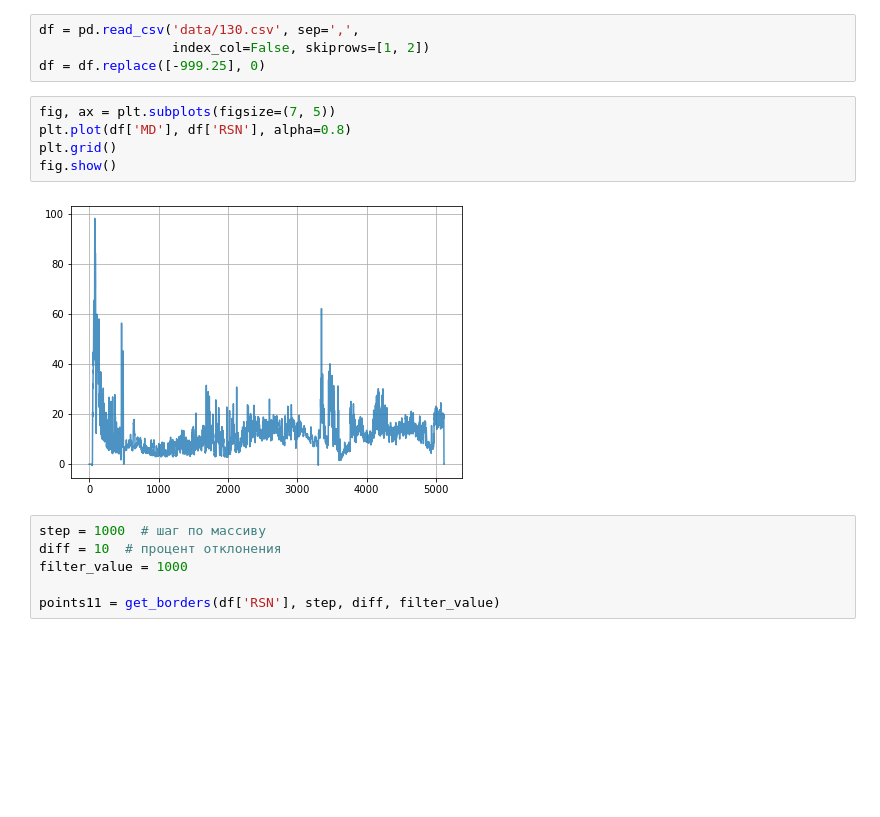
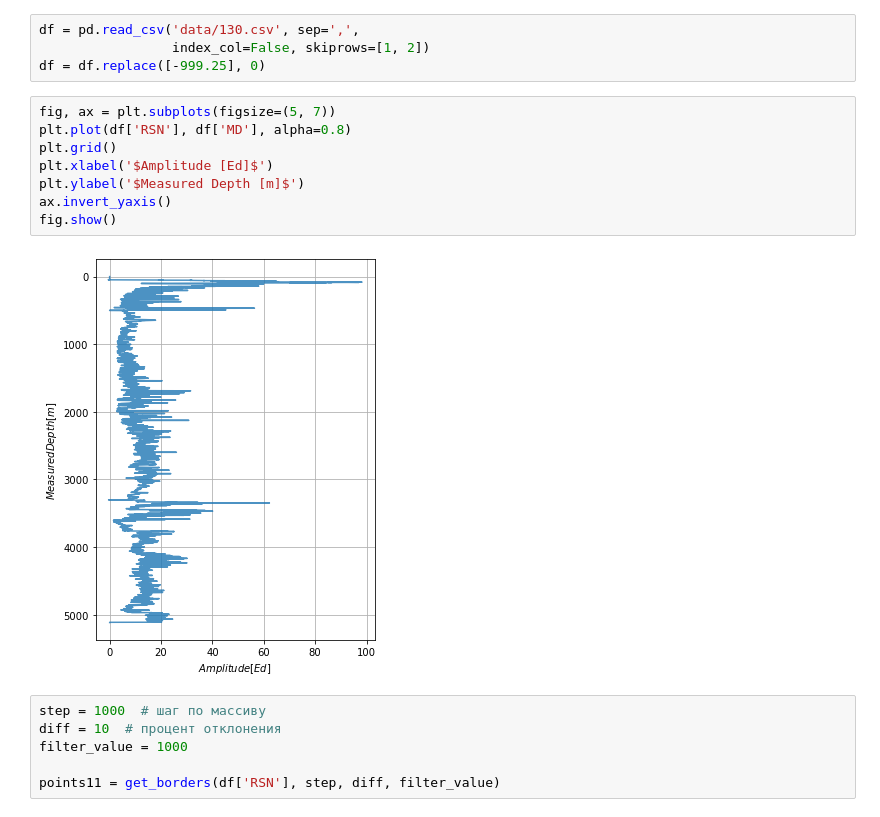
Before and after one commit to Berry-More/GIS-data-detection, a Jupyter notebook: Demonstration.ipynb, the cells around one changed output. Cells and saved outputs as stored; diff of their text form; blank space fills up the shorter version.

```diff
--- a/Demonstration.ipynb
+++ b/Demonstration.ipynb
@@ -181,12 +205,15 @@ df = pd.read_csv('data/130.csv', sep=',',
                  index_col=False, skiprows=[1, 2])
 df = df.replace([-999.25], 0)
 # %%
-fig, ax = plt.subplots(figsize=(7, 5))
-plt.plot(df['MD'], df['RSN'], alpha=0.8)
+fig, ax = plt.subplots(figsize=(5, 7))
+plt.plot(df['RSN'], df['MD'], alpha=0.8)
 plt.grid()
+plt.xlabel('$Amplitude [Ed]$')
+plt.ylabel('$Measured Depth [m]$')
+ax.invert_yaxis()
 fig.show()
 # %% [output]
-[figure, old version]
+[figure, new version]
 # %%
 step = 1000  # шаг по массиву
 diff = 10  # процент отклонения
```
Also changed, not shown: parts of 16 cells of this notebook.
